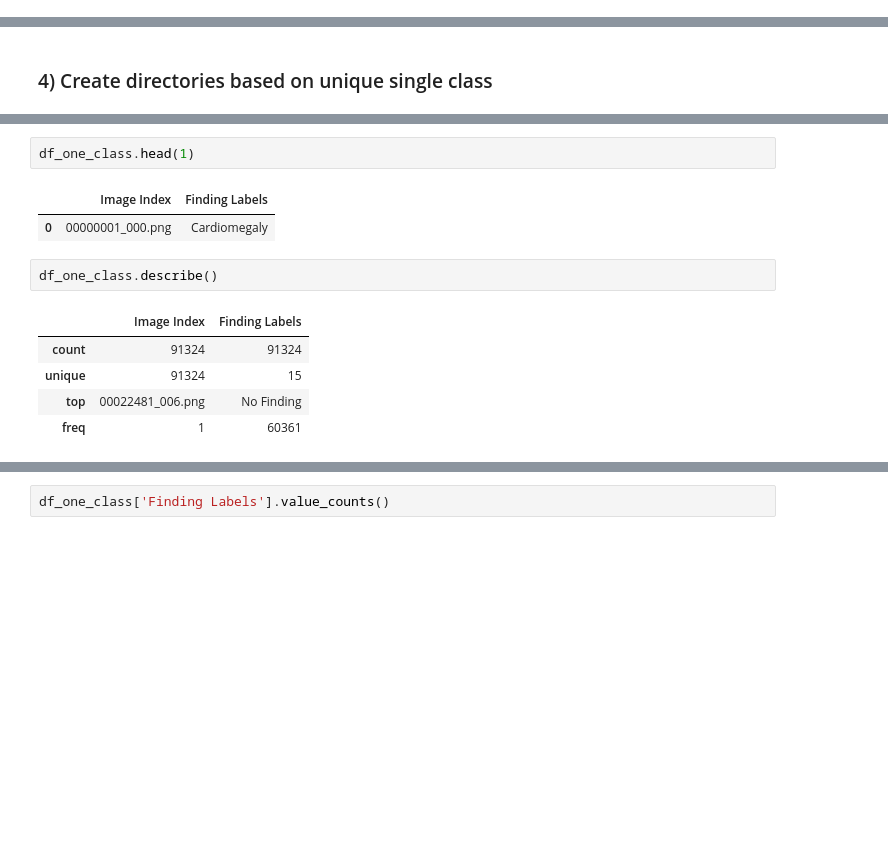
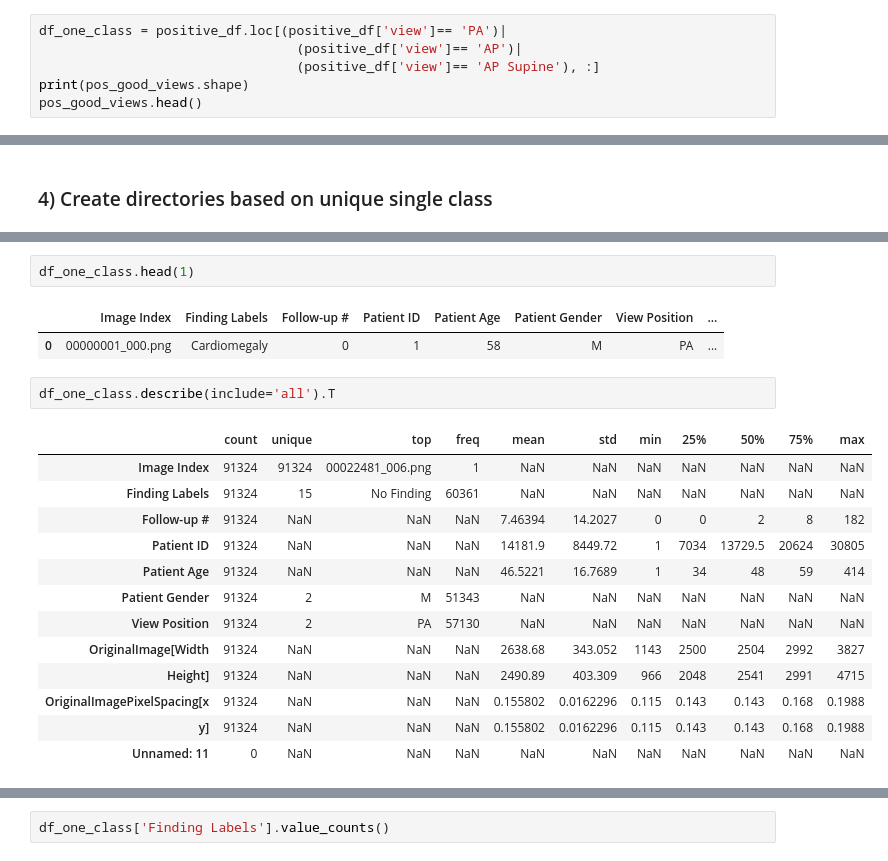
Before and after one commit to DougJ/DougJ.github.io, a Jupyter notebook: Tensor_From_CSV.ipynb, the cells around one changed output, grey strips where cells are left out. Saved outputs shown, nothing was run; the diff lists cells and outputs as text; blank space fills up the shorter version.

```diff
--- a/Tensor_From_CSV.ipynb
+++ b/Tensor_From_CSV.ipynb
@@ -90,0 +91,6 @@ df_multi_class = df.loc[df['Finding Labels'].str.contains(r'\|'), cols_to_copy].
+# %%
+df_one_class = positive_df.loc[(positive_df['view']== 'PA')|
+                                 (positive_df['view']== 'AP')|
+                                 (positive_df['view']== 'AP Supine'), :]
+print(pos_good_views.shape)
+pos_good_views.head()
@@ -104,16 +118,24 @@ df_multi_class.head(1)
 # %%
 df_one_class.head(1)
 # %% [output]
-|  | Image Index | Finding Labels |
-| 0 | 00000001_000.png | Cardiomegaly |
+|  | Image Index | Finding Labels | Follow-up # | Patient ID | Patient Age | Patient Gender | View Position | ... |
+| 0 | 00000001_000.png | Cardiomegaly | 0 | 1 | 58 | M | PA | ... |
 # %%
-df_one_class.describe()
+df_one_class.describe(include='all').T
 # %% [output]
-|  | Image Index | Finding Labels |
-| count | 91324 | 91324 |
-| unique | 91324 | 15 |
-| top | 00022481_006.png | No Finding |
-| freq | 1 | 60361 |
+|  | count | unique | top | freq | mean | std | min | 25% | 50% | 75% | max |
+| Image Index | 91324 | 91324 | 00022481_006.png | 1 | NaN | NaN | NaN | NaN | NaN | NaN | NaN |
+| Finding Labels | 91324 | 15 | No Finding | 60361 | NaN | NaN | NaN | NaN | NaN | NaN | NaN |
+| Follow-up # | 91324 | NaN | NaN | NaN | 7.46394 | 14.2027 | 0 | 0 | 2 | 8 | 182 |
+| Patient ID | 91324 | NaN | NaN | NaN | 14181.9 | 8449.72 | 1 | 7034 | 13729.5 | 20624 | 30805 |
+| Patient Age | 91324 | NaN | NaN | NaN | 46.5221 | 16.7689 | 1 | 34 | 48 | 59 | 414 |
+| Patient Gender | 91324 | 2 | M | 51343 | NaN | NaN | NaN | NaN | NaN | NaN | NaN |
+| View Position | 91324 | 2 | PA | 57130 | NaN | NaN | NaN | NaN | NaN | NaN | NaN |
+| OriginalImage[Width | 91324 | NaN | NaN | NaN | 2638.68 | 343.052 | 1143 | 2500 | 2504 | 2992 | 3827 |
+| Height] | 91324 | NaN | NaN | NaN | 2490.89 | 403.309 | 966 | 2048 | 2541 | 2991 | 4715 |
+| OriginalImagePixelSpacing[x | 91324 | NaN | NaN | NaN | 0.155802 | 0.0162296 | 0.115 | 0.143 | 0.143 | 0.168 | 0.1988 |
+| y] | 91324 | NaN | NaN | NaN | 0.155802 | 0.0162296 | 0.115 | 0.143 | 0.143 | 0.168 | 0.1988 |
+| Unnamed: 11 | 0 | NaN | NaN | NaN | NaN | NaN | NaN | NaN | NaN | NaN | NaN |
 # %%
 df_multi_class.describe()
 # %% [output]
```
Also changed, not shown: parts of 34 cells of this notebook.
